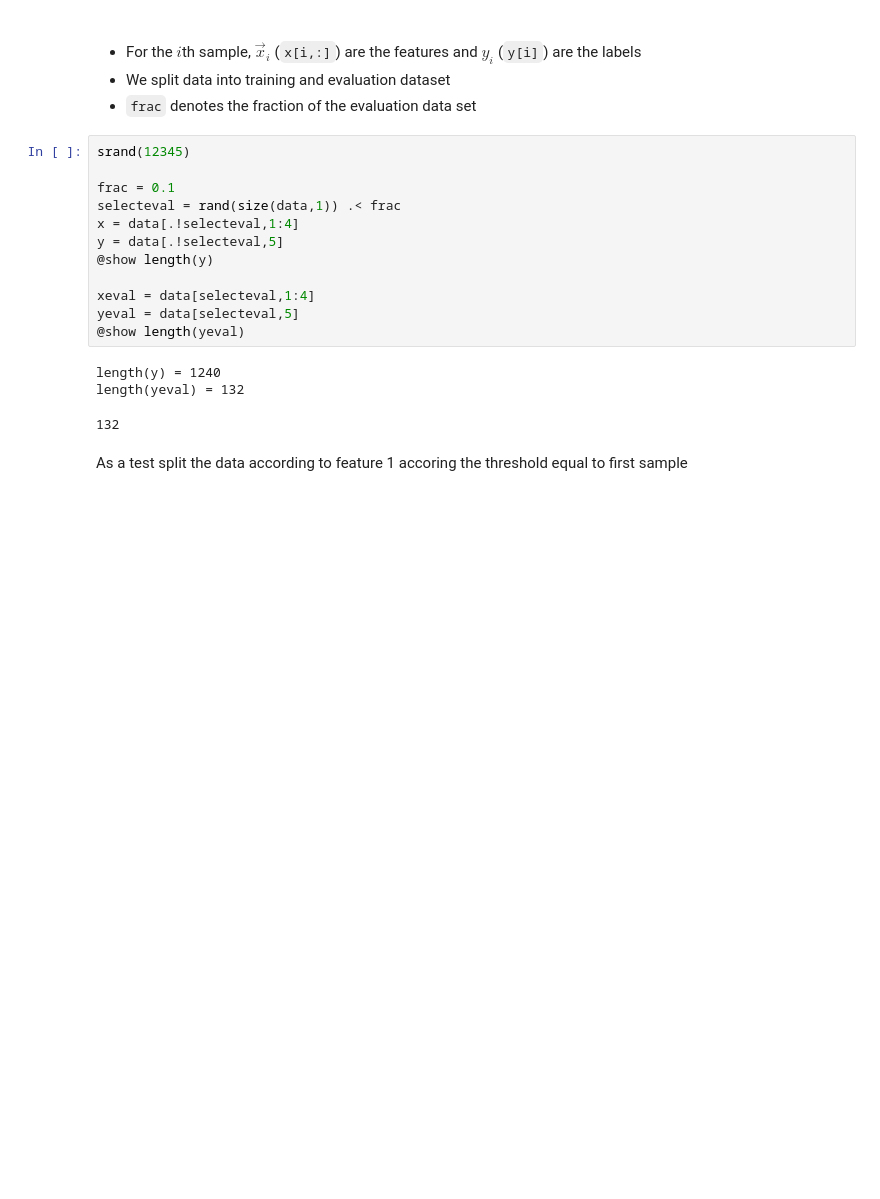
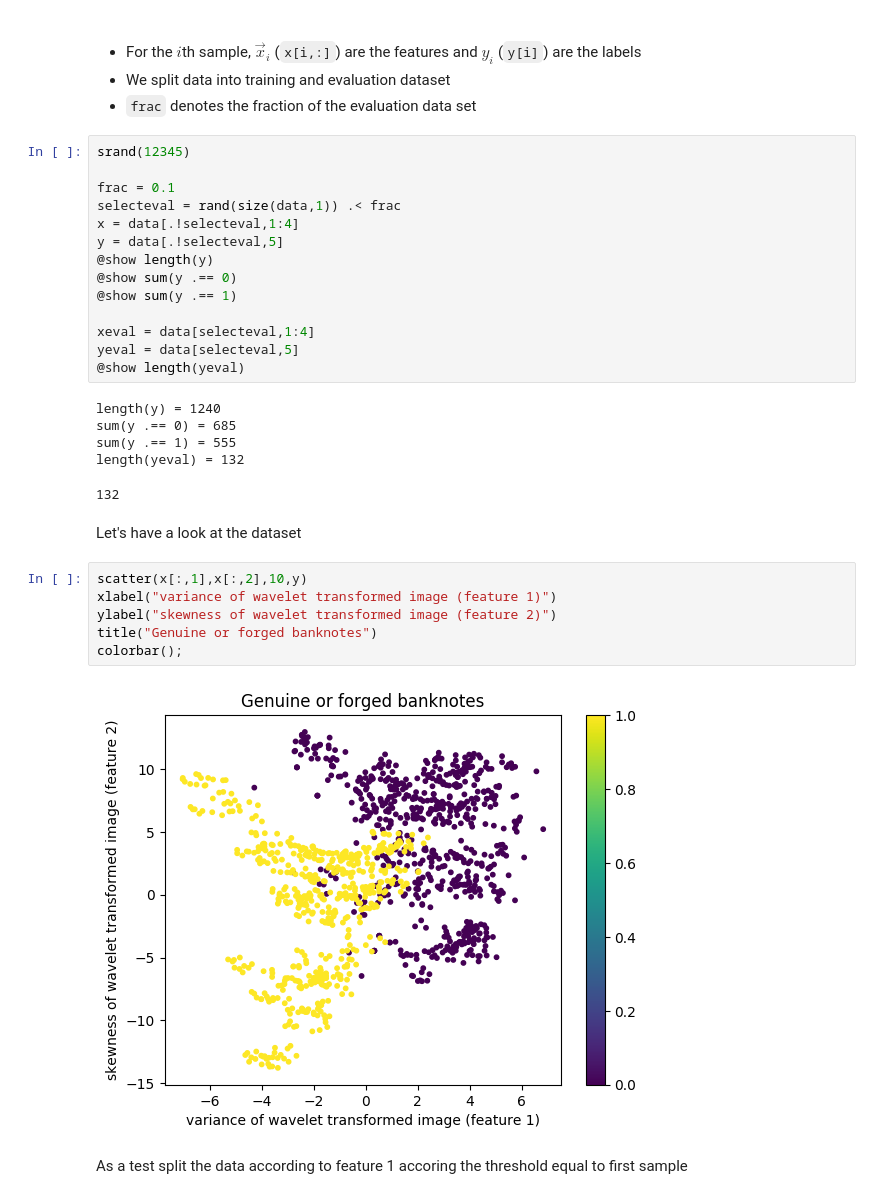
Before and after one commit to Alexander-Barth/MachineLearningNotebooks, a Jupyter notebook: Decision-Trees-from-Scratch.ipynb, the cells around one changed output. Drawn from its saved outputs; the diff is of its cells as text; blank space fills up the shorter version.

```diff
--- a/Decision-Trees-from-Scratch.ipynb
+++ b/Decision-Trees-from-Scratch.ipynb
@@ -53,14 +56,28 @@ selecteval = rand(size(data,1)) .< frac
 x = data[.!selecteval,1:4]
 y = data[.!selecteval,5]
 @show length(y)
+@show sum(y .== 0)
+@show sum(y .== 1)
 
 xeval = data[selecteval,1:4]
 yeval = data[selecteval,5]
 @show length(yeval)
 # %% [output]
 length(y) = 1240
+sum(y .== 0) = 685
+sum(y .== 1) = 555
 length(yeval) = 132
 132
+# %% [markdown]
+Let's have a look at the dataset
+# %%
+scatter(x[:,1],x[:,2],10,y)
+xlabel("variance of wavelet transformed image (feature 1)")
+ylabel("skewness of wavelet transformed image (feature 2)")
+title("Genuine or forged banknotes")
+colorbar();
+# %% [output]
+[figure, added]
 # %% [markdown]
 As a test split the data according to feature 1 accoring the threshold equal to first sample
 # %%
```
Also changed, not shown: parts of 16 cells of this notebook.
